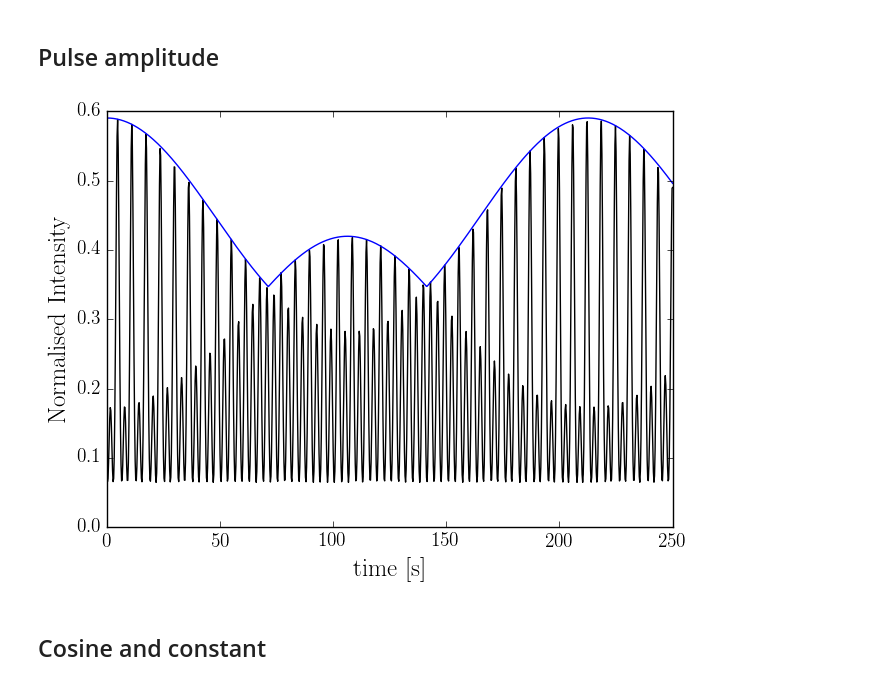
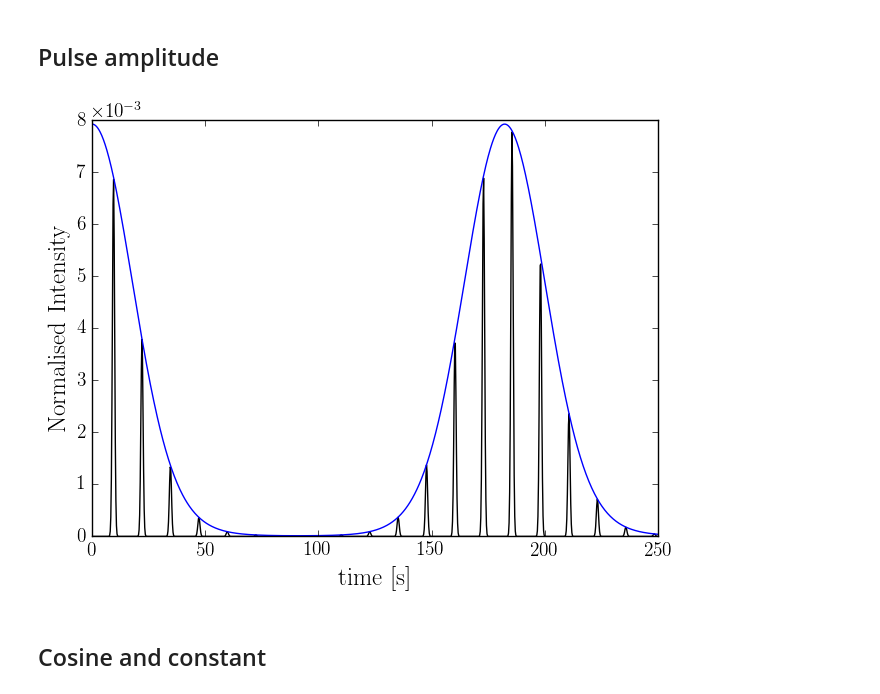
Before and after one commit to GregoryAshton/neutron_star_modelling, a Jupyter notebook: BeamwidthCalculation/GeneratePlots.ipynb, the cells around one changed output. Saved outputs shown, nothing was run; the diff lists cells and outputs as text; code cells hidden in the pictures.

```diff
--- a/BeamwidthCalculation/GeneratePlots.ipynb
+++ b/BeamwidthCalculation/GeneratePlots.ipynb
@@ -16,32 +16,32 @@ from nsmod import Plot, File_Functions, Model
 ## Pulse amplitude
 # %%
 epsI1=0.0
-epsI3=3e-2
+epsI3=7e-2
 epsA=0.0
-omega0=1.0
+omega0=0.5
 error=1e-12
 T=250
 chi0 = 85
 AnomTorque=True
 a0=10.0
 upsilon=0.0
 n=100000
 cleanup=False
 PhiO=0
 ThetaO= 40
-sigmaB=0.6
+sigmaB=0.2
 
 Phi0 = np.radians(PhiO)
 ThetaO = np.radians(ThetaO)
 
 file_name = main(chi0=chi0, epsI3=epsI3, epsA=epsA, omega0=omega0, T=T,
                      n=1000, error=1e-16, a0=a0, cleanup=True, upsilon=upsilon)
 
 ax = Plot.Intensity(file_name, PhiO, ThetaO, sigmaB)
 plt.savefig("img/intensity_variation.pdf")
 plt.show()
 # %% [output]
-[figure, old version]
+[figure, new version]
 # %% [markdown]
 ## Cosine and constant
 # %%
```
Also changed, not shown: parts of 4 cells of this notebook, 7 other files.
